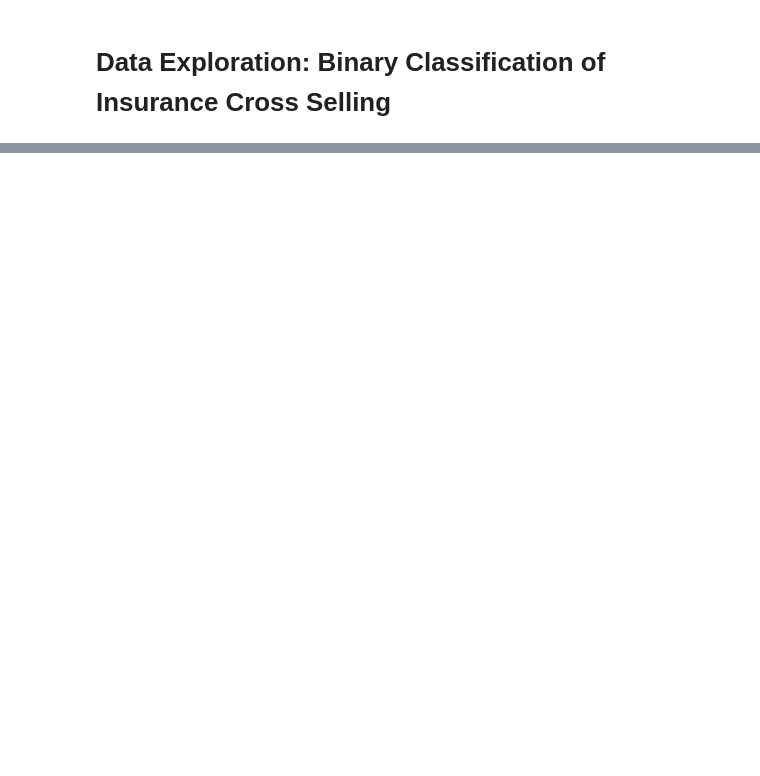
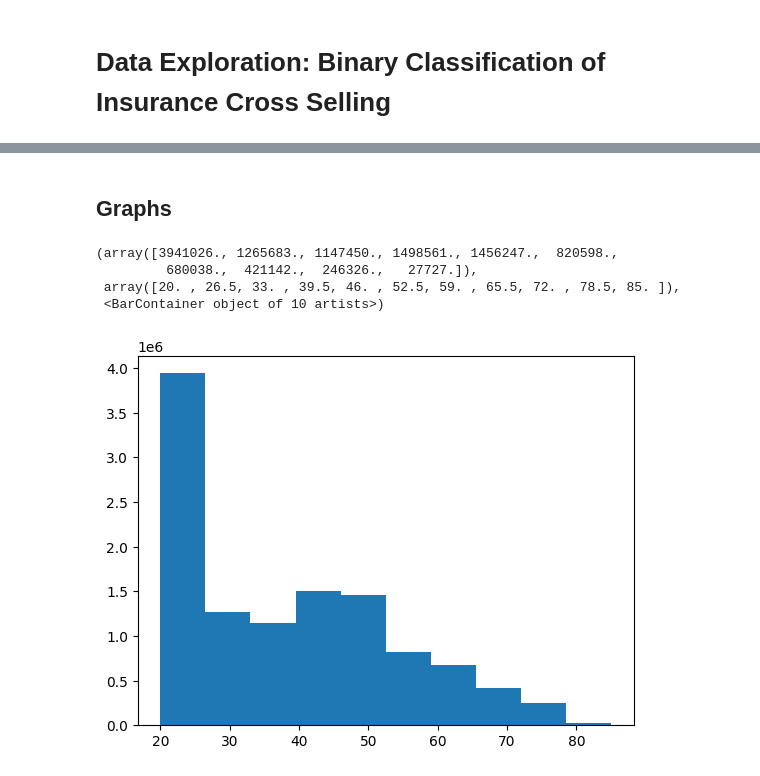
Before and after one commit to miguelazue/insurance-cross-selling, a Jupyter notebook: data_exploration.ipynb, the cells around one changed output, grey strips where cells are left out. Drawn from its saved outputs; the diff is of its cells as text; code cells hidden in the pictures; blank space fills up the shorter version.

```diff
--- a/data_exploration.ipynb
+++ b/data_exploration.ipynb
@@ -16,0 +50,10 @@ insurance_train_df.head()
+# %% [markdown]
+## Graphs
+# %%
+plt.hist(insurance_train_df["age"],label='Histogram')
+# %% [output]
+(array([3941026., 1265683., 1147450., 1498561., 1456247.,  820598.,
+         680038.,  421142.,  246326.,   27727.]),
+ array([20. , 26.5, 33. , 39.5, 46. , 52.5, 59. , 65.5, 72. , 78.5, 85. ]),
+ <BarContainer object of 10 artists>)
+[figure, added]
```
Also changed, not shown: parts of 12 cells of this notebook, 1 other file.
